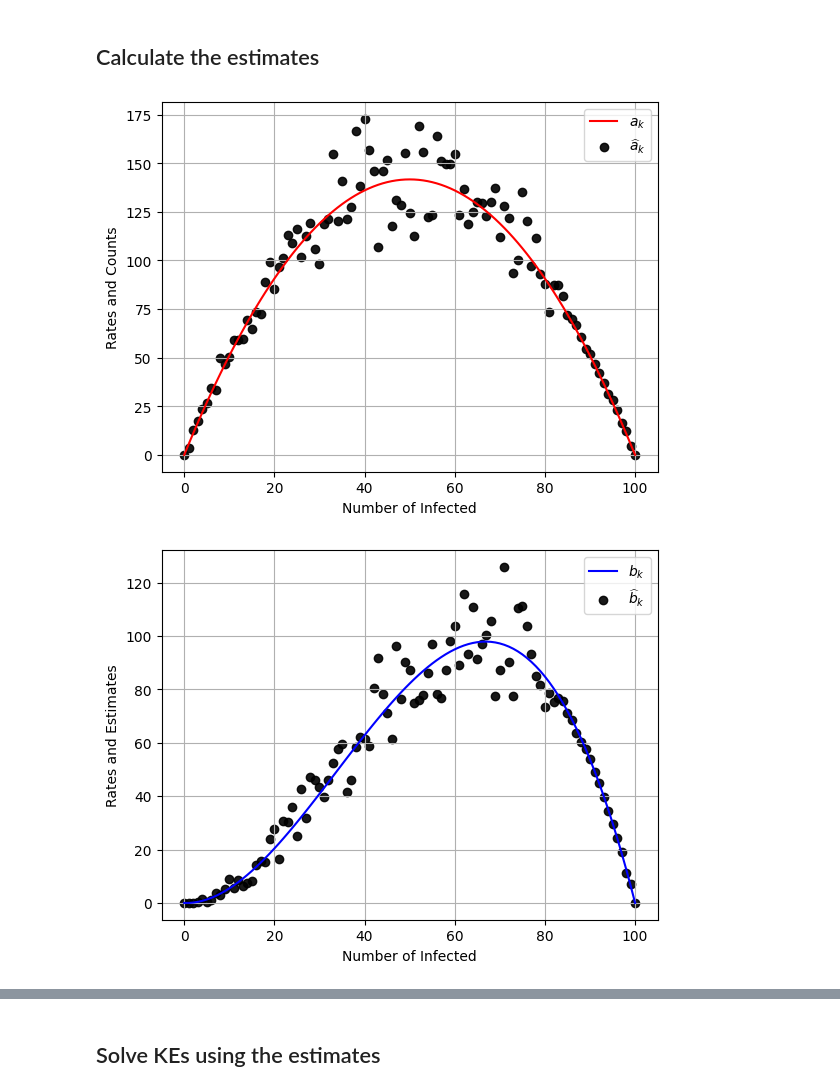
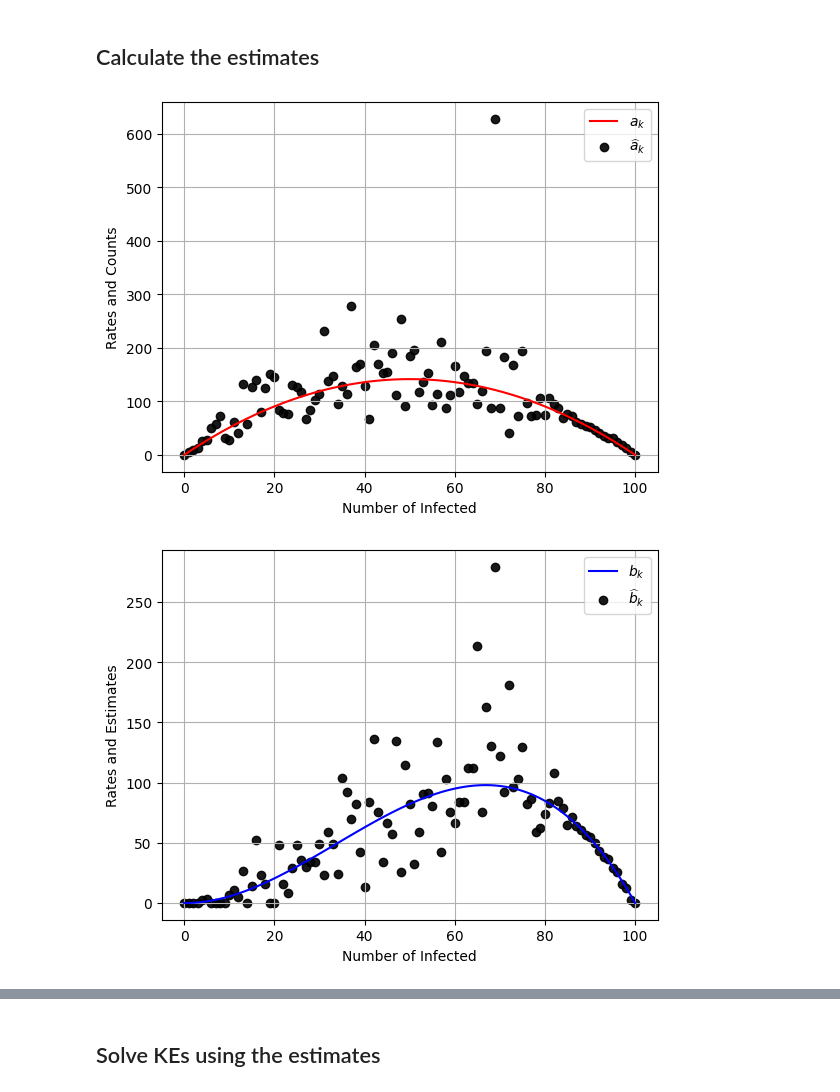
Before and after one commit to markolalovic/higher-order-contagion, a Jupyter notebook: notebooks/estimate-rates-2.ipynb, the cells around one changed output, grey strips where cells are left out. Saved outputs shown, nothing was run; the diff lists cells and outputs as text; code cells hidden in the pictures.

Commit message:
increasing nsims

```diff
--- a/notebooks/estimate-rates-2.ipynb
+++ b/notebooks/estimate-rates-2.ipynb
@@ -21,6 +22,7 @@ from estimate_total_rates import *
 ## Setup
 # %%
 ## --- Setup --- ##
+test_name = "test_2"
 g_type = "complete"
 
 # TODO: increase these values
@@ -29,8 +31,9 @@ g = CompleteHypergraph(N)
 
 I0 = 1
 
-nsims = 50 # <- increased
-time_max = 10 # <- decreased
+nsims = 100
+
+time_max = 20
 
 # selected betas for 3 regimes: .25N, .5N, .75N
 betas_unscaled_selected = [(1.778, 2.552), (2.556, 8.241), (5.667, 13.414)]
@@ -40,7 +43,7 @@ beta1 = betas_unscaled[0] / N       # pairwise infection rate
 beta2 = betas_unscaled[1] / (N**2)  # hyperedge contagion rate
 mu    = 1  # recovery rate
 
-print(f"Setup for Test 2: \n")
+print(f"{test_name}: \n")
 print(f"\t H = Complete Hypergraph, N = {N}, I0 = {I0}, time_max = {time_max},")
 print(f"\t beta1 * N = {beta1 * N}, beta2 * N^2 = {beta2 * (N**2)}, mu = {mu},")
 print(f"\t with estimation based on {nsims} Gillespie simulation runs\n")
@@ -67,10 +70,10 @@ if run_gillespie_simulations:
 
     # save the simulation results
     sim_results = {f'sim_{i}': X_sims[i] for i in range(nsims)}
-    np.savez_compressed('../results/sim_results_2.npz', **sim_results)
+    np.savez_compressed(f'../results/sim_results_{test_name}.npz', **sim_results)
 else:
     # load simulation results
-    sim_results = np.load('../results/sim_results_2.npz', allow_pickle=True)
+    sim_results = np.load(f'../results/sim_results_{test_name}.npz', allow_pickle=True)
     X_sims = [sim_results[f'sim_{i}'] for i in range(nsims)]
 
 # plot X_t curves in gray and average curve in red
@@ -81,6 +84,7 @@ for X_t in X_sims:
     ax.plot(X_t[0], X_t[2], c="gray", alpha=0.5)
 
 avg_curve, times = get_average(X_sims, time_max, nsims, delta_t = 0.01)
+# avg_curve, times = get_average_corrected(X_sims, time_max, nsims, delta_t = 0.01)
 
 plt.axhline(y=75, color='orange', linestyle='-')
 
@@ -90,6 +94,6 @@ plt.xlabel("Time")
 plt.ylabel("Number of Infected")
 plt.grid(True)
 plt.title(f"H = {g.__class__.__name__}, N = {N}, I0 = {I0_gillespie}, nsims = {nsims}")
-plt.savefig("../figures/estimation/complete/gillespie-sims_test_2.pdf",
+plt.savefig(f"../figures/estimation/complete/gillespie-sims_{test_name}.pdf",
             format='pdf', bbox_inches='tight')
 plt.show()
@@ -154,15 +141,16 @@ p0 = [0. 1. 0. 0. 0. 0. 0. 0. 0. 0. 0. 0. 0. 0. 0. 0. 0. 0. 0. 0.] ...
 # %% [markdown]
 ## Calculate the estimates
+# %%
+## --- Calculate the estimates ---
+min_Tk_threshold = 1e-6
+estimates = calculate_estimates(X_sims, N)
 # %%
-## --- Calculate the estimates ---
-estimates = calculate_estimates(X_sims, N)
-
 a_k_hat = estimates["a_k_hat"]
 b_k_hat = estimates["b_k_hat"]
 c_k_hat = estimates["c_k_hat"]
 
 # plot only where T_k was non-zero!
-valid_k_idx = estimates["T_k"] > 1e-6
+valid_k_idx = estimates["T_k"] > min_Tk_threshold
 
 # and compare them to theoretical rates
 k_values = np.arange(0, N + 1) # number of infected from 0 to N
@@ -182,37 +170,37 @@ plt.xlabel("Number of Infected")
 plt.ylabel("Rates and Counts")
 plt.legend()
 plt.grid(True)
-plt.savefig("../figures/estimation/complete/estimates_ak_test_2.pdf",
+plt.savefig(f"../figures/estimation/complete/estimates_ak_{test_name}.pdf",
             format='pdf', bbox_inches='tight')
 plt.show()
 
 # theoretical bk vs. bk hats
 fig = plt.figure()
 ax = plt.subplot()
 ax.plot(k_values, b_k, label=r'$b_k$', color="blue")
 ax.scatter(k_values[valid_k_idx], b_k_hat[valid_k_idx],
         label=r'$\widehat{b}_k$', color="black", alpha=0.9)
 plt.xlabel("Number of Infected")
 plt.ylabel("Rates and Estimates")
 plt.legend()
 plt.grid(True)
-plt.savefig("../figures/estimation/complete/estimates_bk_test_2.pdf",
+plt.savefig(f"../figures/estimation/complete/estimates_bk_{test_name}.pdf",
             format='pdf', bbox_inches='tight')
 plt.show()
 
 # theoretical ck vs. ck hats (as a test only)
 fig = plt.figure()
 ax = plt.subplot()
 ax.plot(k_values, c_k, label=r'$c_k$', color="green")
 ax.scatter(k_values[valid_k_idx], c_k_hat[valid_k_idx],
         label=r'$\widehat{c}_k$', color="black", alpha=0.9)
 plt.xlabel("Number of Infected")
 plt.ylabel("Rates and Estimates")
 plt.legend()
 plt.grid(True)
-plt.savefig("../figures/estimation/complete/estimates_ck_test_2.pdf",
+plt.savefig(f"../figures/estimation/complete/estimates_ck_{test_name}.pdf",
             format='pdf', bbox_inches='tight')
 plt.show()
 # %% [output]
-[figure, old version]
+[figure, new version]
-[figure, old version]
+[figure, new version]
```
Also changed, not shown: parts of 5 cells of this notebook, 13 other files.
